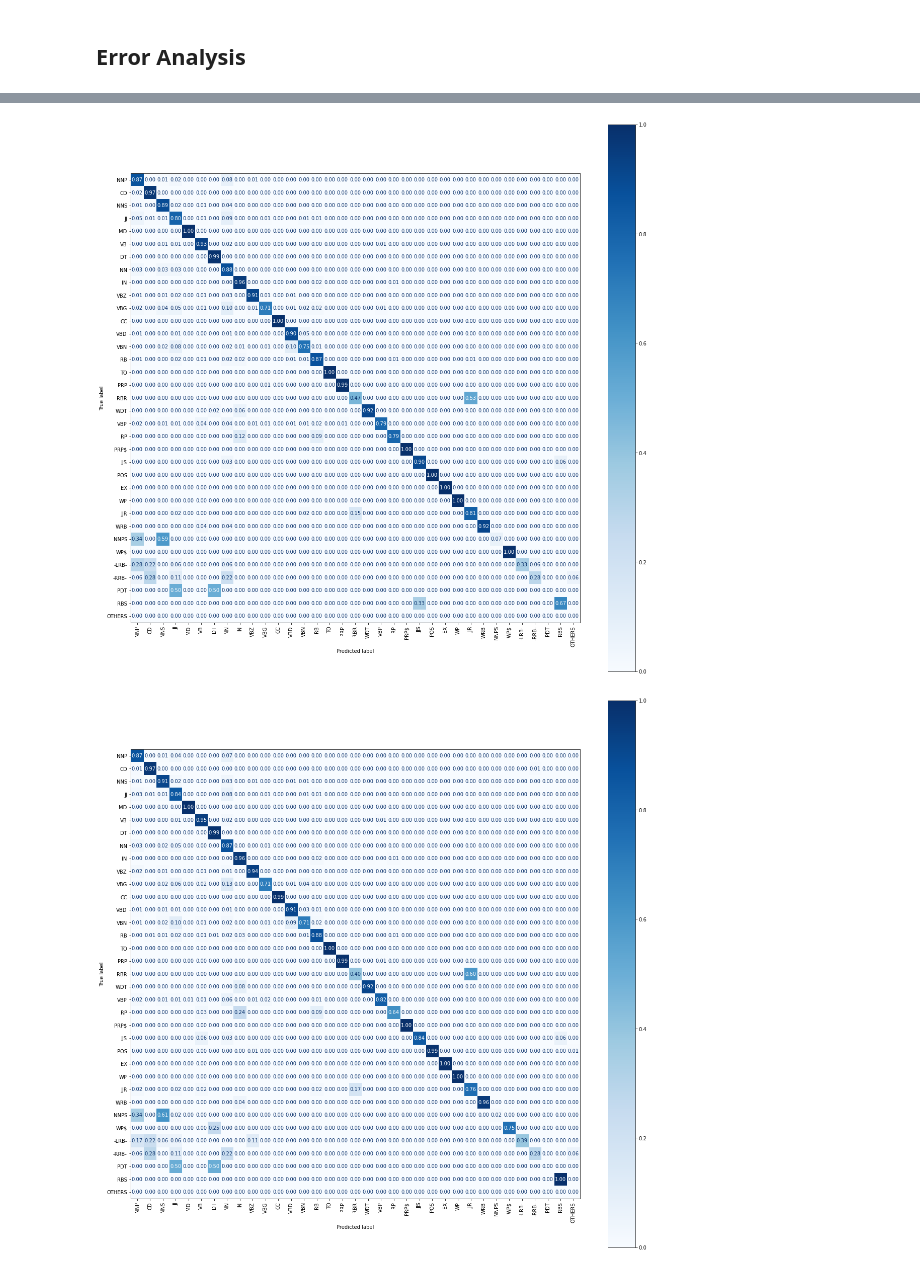
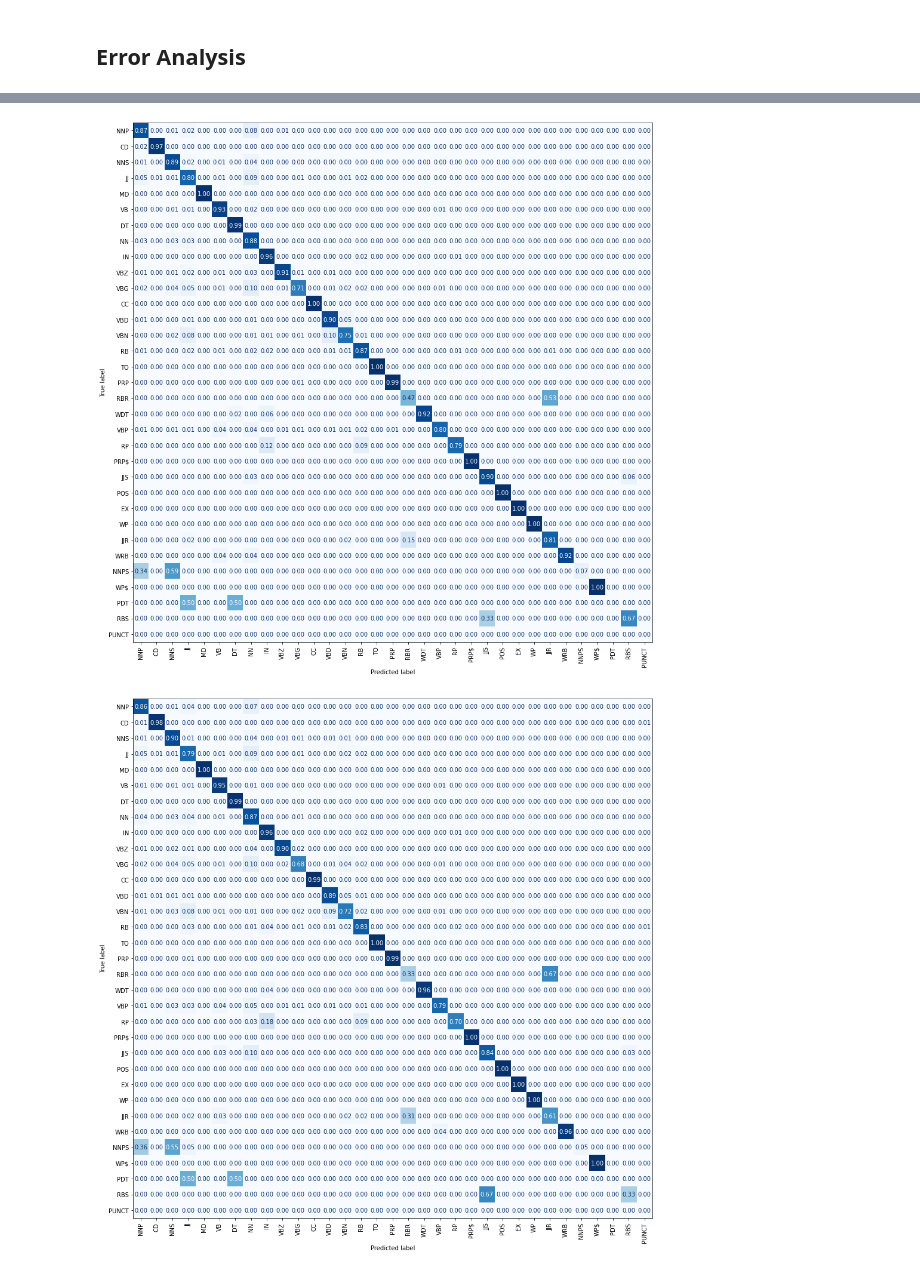
Before and after one commit to IldebrandoSimeoni/NLP-UniBo, a Jupyter notebook: Assignment 1/assignment_1.ipynb, the cells around one changed output, grey strips where cells are left out. Saved outputs shown, nothing was run; the diff lists cells and outputs as text; code cells hidden in the pictures.

Commit message:
punctuation classes have been updated

```diff
--- a/Assignment 1/assignment_1.ipynb
+++ b/Assignment 1/assignment_1.ipynb
@@ -331,7 +331,7 @@ test_tags = [item for sublist in test["tags"].tolist() for item in sublist]
 tags = list(dict.fromkeys(train_tags))
 # %%
 # Punctuation tag list.
-punctuation_tag_list = ["PAD", ",", ".", "``", "''", ":", "$", "#"]
+punctuation_tag_list = ["PAD", ",", ".", "``", "''", ":", "$", "-LRB-", "-RRB-", "SYM", "LS", "#"]
 
 # Defining figures folder path.
 figures_path = os.path.join(os.getcwd(), "figures")
@@ -1091,38 +1091,38 @@ def get_confusion_matrix(true_labels, pred_labels, punctuation_indexes, zero_sup
 # Computing punctuation indexes.
 punctuation_indexes = [tag_to_index[tag] for tag in punctuation_tag_list]
 
 # Computing zero-support indexes.
 zero_support_indexes = [index + 1 for index in np.argwhere(np.array(test_counts) == 0).flatten()]
 
 # Computing and plotting confusion matrix for each best model.
 for model in best_models:
 
   # Print confusion matrix.
   confusion_matrix, true_classes = get_confusion_matrix(test_tags.flatten(),
                                                         np.argmax(best_test_pred[model], axis = 2).flatten(),
                                                         punctuation_indexes,
                                                         zero_support_indexes,
                                                         len(list(tag_to_index.keys())),
                                                         "true")
 
   # Computing labels.
   labels = [tag for index in true_classes for tag, value in tag_to_index.items() if value == index]
-  labels.append("OTHERS")
+  labels.append("PUNCT")
 
   # Creating figure.
-  fig, ax = plt.subplots(figsize = (20, 20))
+  fig, ax = plt.subplots(figsize = (16, 16))
 
   # Plotting confusion matrix.
-  ConfusionMatrixDisplay(confusion_matrix, display_labels = labels).plot(ax = ax, cmap = plt.cm.Blues, xticks_rotation = "vertical", values_format = ".2f")
+  ConfusionMatrixDisplay(confusion_matrix, display_labels = labels).plot(ax = ax, cmap = plt.cm.Blues, xticks_rotation = "vertical", values_format = ".2f", colorbar = False)
 
   # Saving figure.
   fig.savefig(f"{figures_path}/confusion_matrix_{model}.pdf", bbox_inches = "tight")
 
   # Showing the plot.
   plt.show()
 # %% [output]
-[figure, old version]
+[figure, new version]
-[figure, old version]
+[figure, new version]
 # %%
 # Computing error rates for all testing sentences.
 error_rates = [get_missclassification_percentage(test_tags[i], np.argmax(best_test_pred["m_0"], axis = 2)[i], tag_to_index, punctuation_tag_list) * 100 for i in range(len(test_tags))]
```
Also changed, not shown: parts of 23 cells of this notebook, 13 other files.
